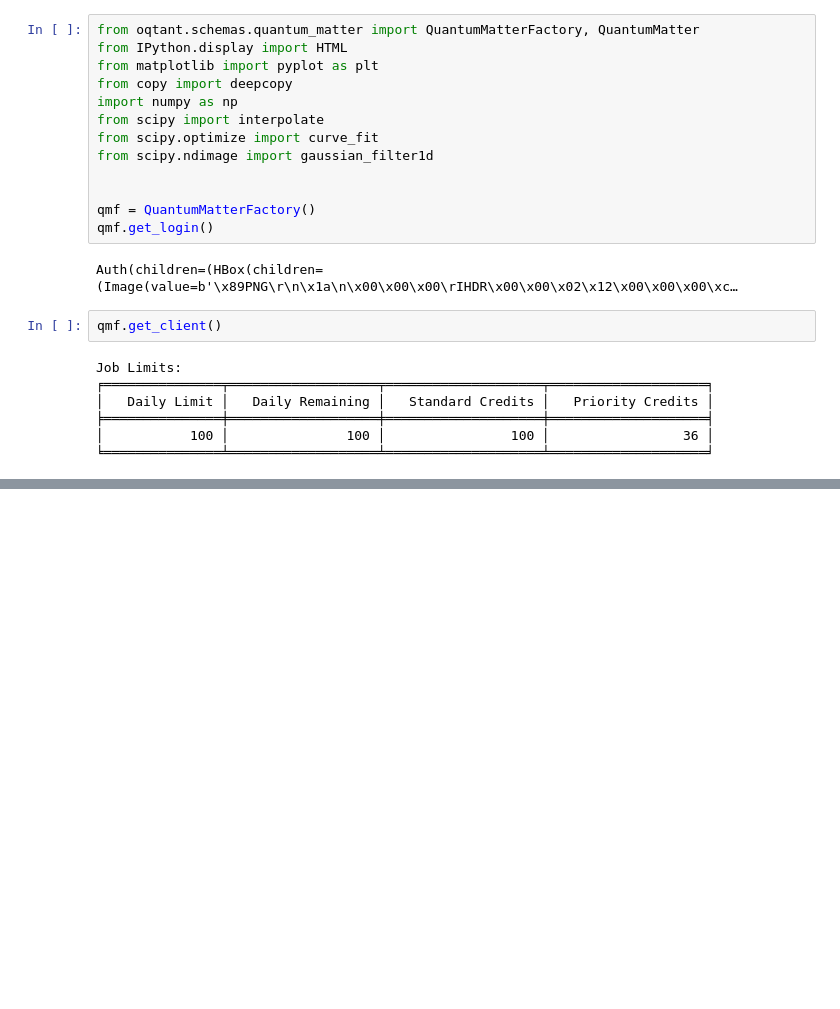
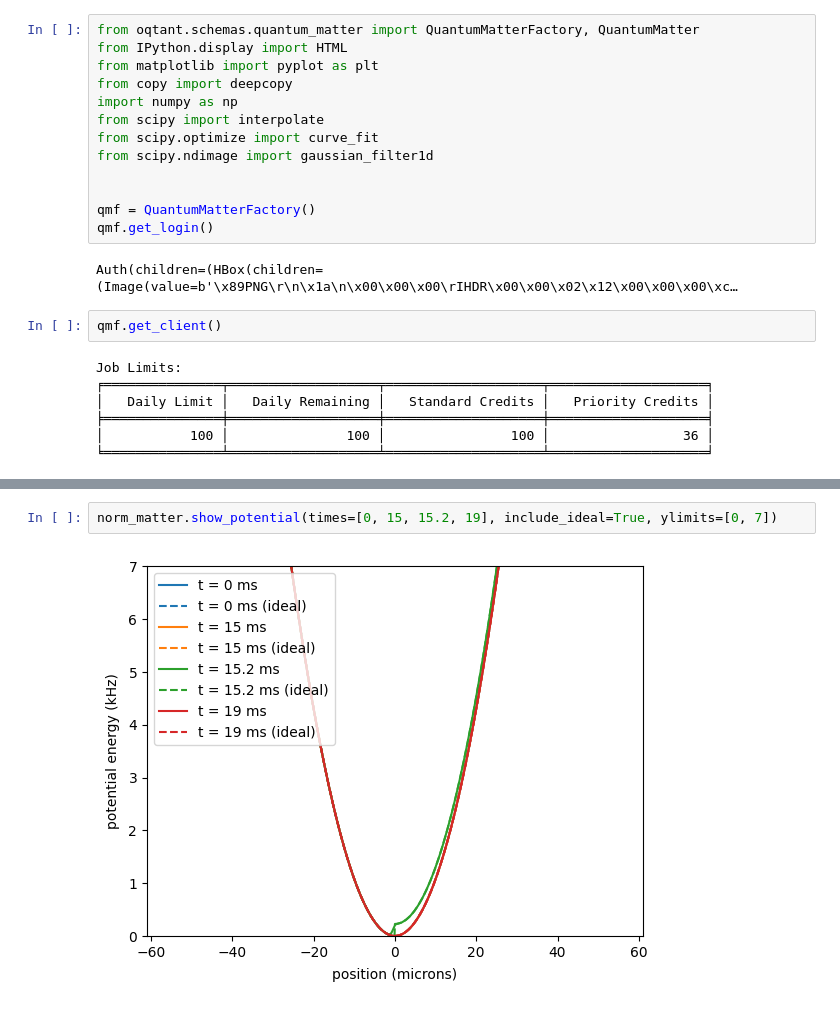
Before and after one commit to JoshDumo/BEConOqtant, a Jupyter notebook: Solitons/FritschSolitons/FritschSoliton.ipynb, the cells around one changed output, grey strips where cells are left out. Drawn from its saved outputs; the diff is of its cells as text; blank space fills up the shorter version.

```diff
--- a/Solitons/FritschSolitons/FritschSoliton.ipynb
+++ b/Solitons/FritschSolitons/FritschSoliton.ipynb
@@ -119,0 +129,4 @@ ValueError: hold_time should be in the range [0, 10.0]
+# %%
+norm_matter.show_potential(times=[0, 15, 15.2, 19], include_ideal=True, ylimits=[0, 7])
+# %% [output]
+[figure, added]
```
Also changed, not shown: parts of 3 cells of this notebook.
